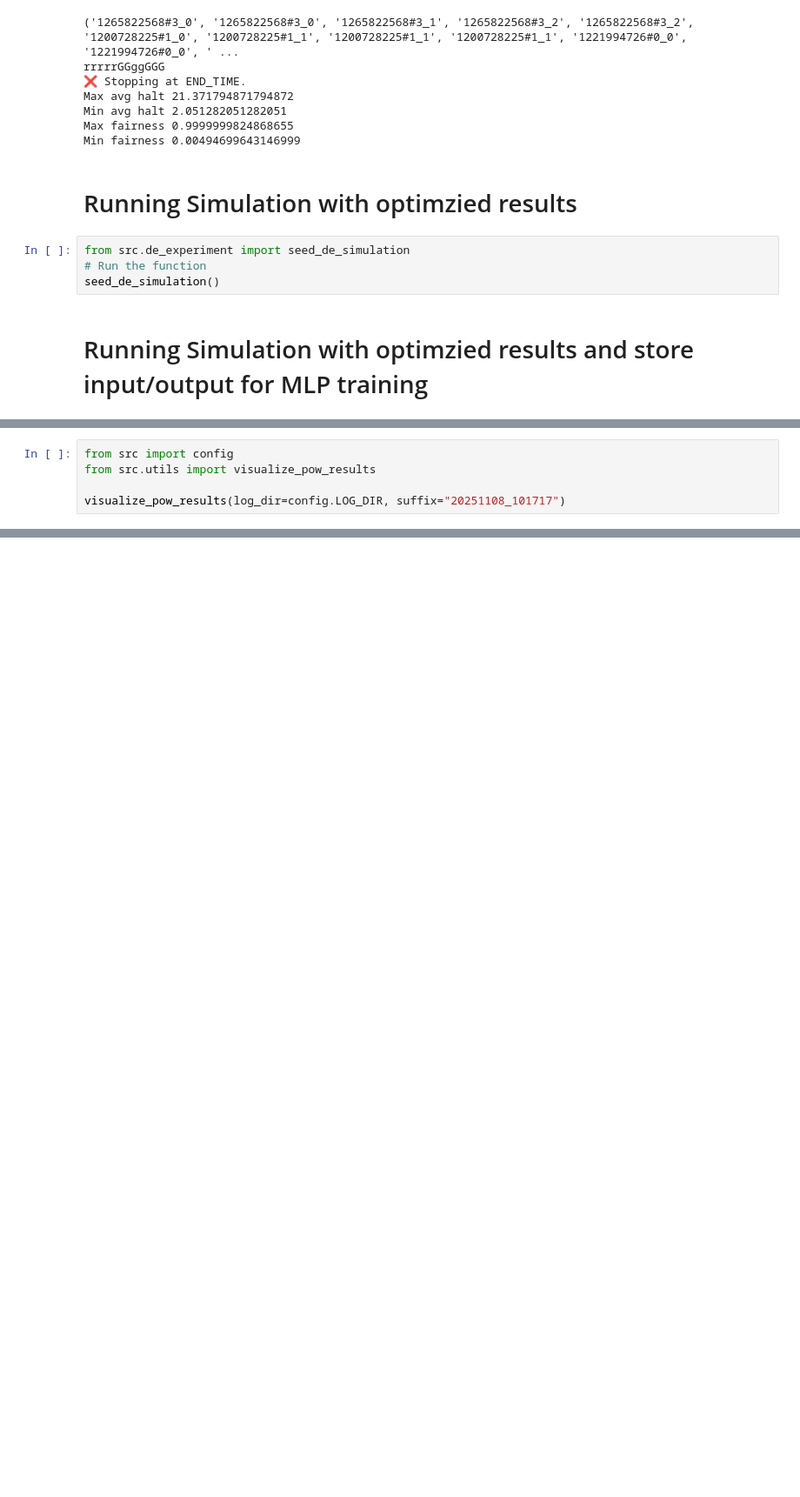
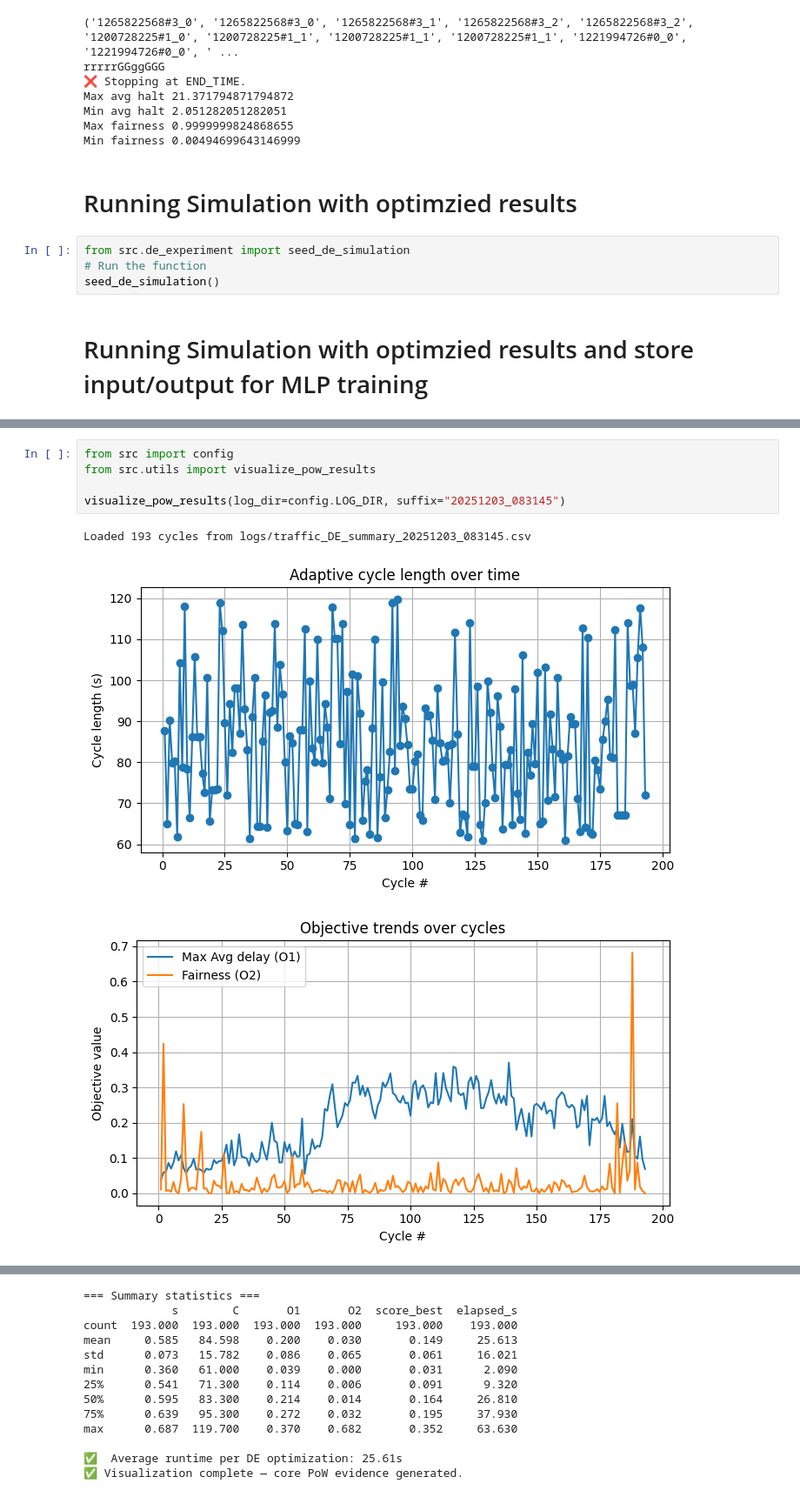
Before and after one commit to Kaos1105/EA_traffic_control, a Jupyter notebook: controller.ipynb, the cells around one changed output, grey strips where cells are left out. Shown at 87% size. Saved outputs shown, nothing was run; the diff lists cells and outputs as text; blank space fills up the shorter version.

```diff
--- a/controller.ipynb
+++ b/controller.ipynb
@@ -59,5 +77,9 @@ seed_de_teacher_simulation()
 # %%
 from src import config
 from src.utils import visualize_pow_results
 
-visualize_pow_results(log_dir=config.LOG_DIR, suffix="20251108_101717")
+visualize_pow_results(log_dir=config.LOG_DIR, suffix="20251203_083145")
+# %% [output]
+Loaded 193 cycles from logs/traffic_DE_summary_20251203_083145.csv
+[figure, added]
+[figure, added]
@@ -64,3 +88,16 @@ visualize_pow_results(log_dir=config.LOG_DIR, suffix="20251108_101717")
+=== Summary statistics ===
+             s        C       O1       O2  score_best  elapsed_s
+count  193.000  193.000  193.000  193.000     193.000    193.000
+mean     0.585   84.598    0.200    0.030       0.149     25.613
+std      0.073   15.782    0.086    0.065       0.061     16.021
+min      0.360   61.000    0.039    0.000       0.031      2.090
+25%      0.541   71.300    0.114    0.006       0.091      9.320
+50%      0.595   83.300    0.214    0.014       0.164     26.810
+75%      0.639   95.300    0.272    0.032       0.195     37.930
+max      0.687  119.700    0.370    0.682       0.352     63.630
+
+✅  Average runtime per DE optimization: 25.61s
+✅ Visualization complete — core PoW evidence generated.
 # %%
 from src.de_experiment import baseline_simulation
 
```
Also changed, not shown: parts of 6 cells of this notebook, 6 other files.
